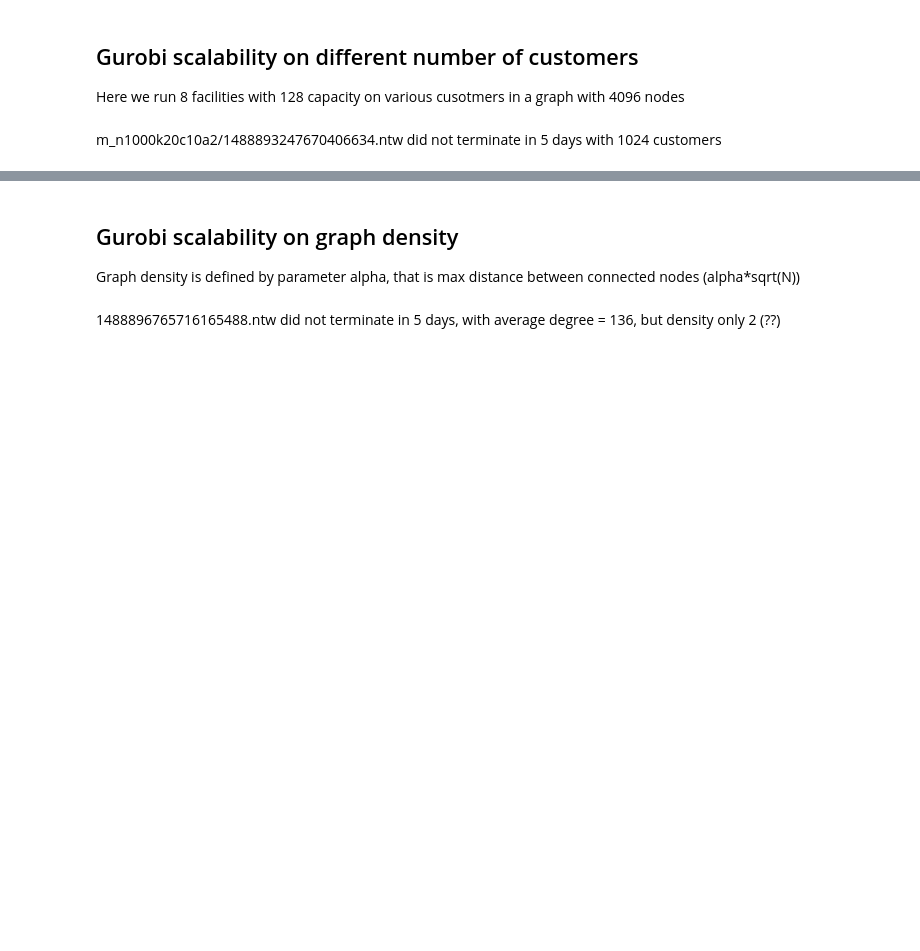
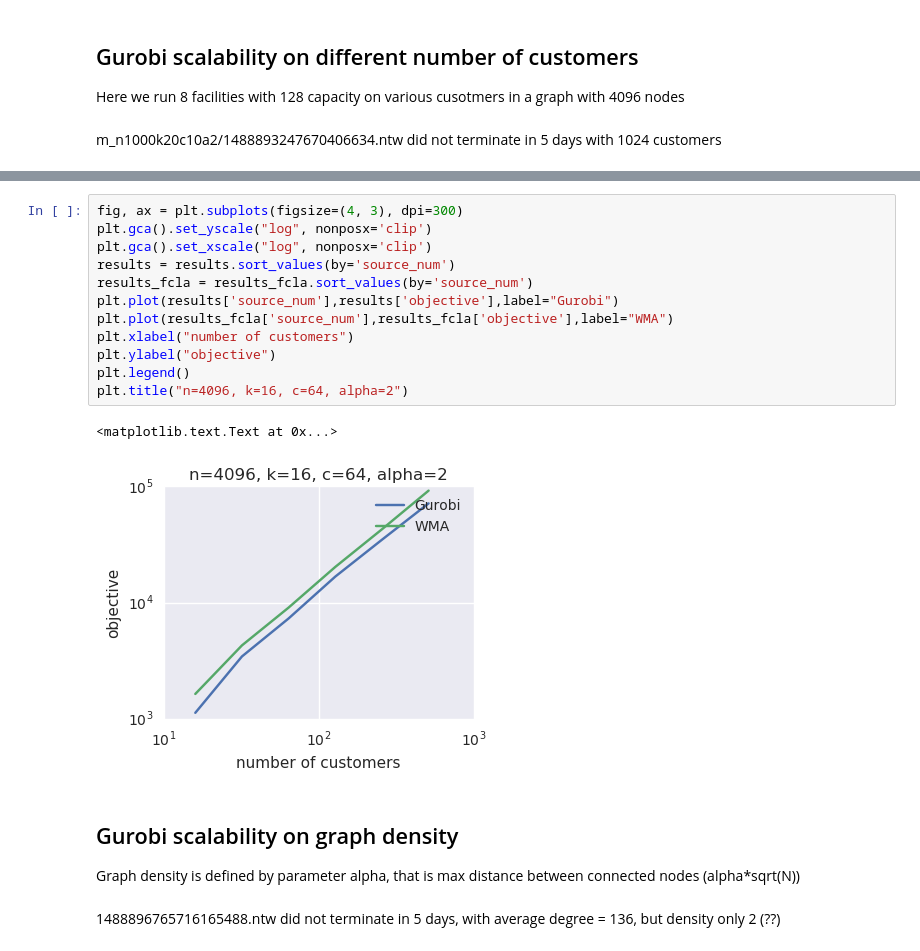
Before and after one commit to allogn/wma, a Jupyter notebook: experiments/analysis/geometric gurobi exploration.ipynb, the cells around one changed output, grey strips where cells are left out. Cells and saved outputs as stored; diff of their text form; blank space fills up the shorter version.

```diff
--- a/experiments/analysis/geometric gurobi exploration.ipynb
+++ b/experiments/analysis/geometric gurobi exploration.ipynb
@@ -242,3 +249,18 @@ plt.title("n=4096, k=16, c=64, alpha=2")
+# %%
+fig, ax = plt.subplots(figsize=(4, 3), dpi=300)
+plt.gca().set_yscale("log", nonposx='clip')
+plt.gca().set_xscale("log", nonposx='clip')
+results = results.sort_values(by='source_num')
+results_fcla = results_fcla.sort_values(by='source_num')
+plt.plot(results['source_num'],results['objective'],label="Gurobi")
+plt.plot(results_fcla['source_num'],results_fcla['objective'],label="WMA")
+plt.xlabel("number of customers")
+plt.ylabel("objective")
+plt.legend()
+plt.title("n=4096, k=16, c=64, alpha=2")
+# %% [output]
+<matplotlib.text.Text at 0x...>
+[figure, added]
 # %% [markdown]
 ## Gurobi scalability on graph density
 
```
Also changed, not shown: parts of 5 cells of this notebook, 8 other files.
